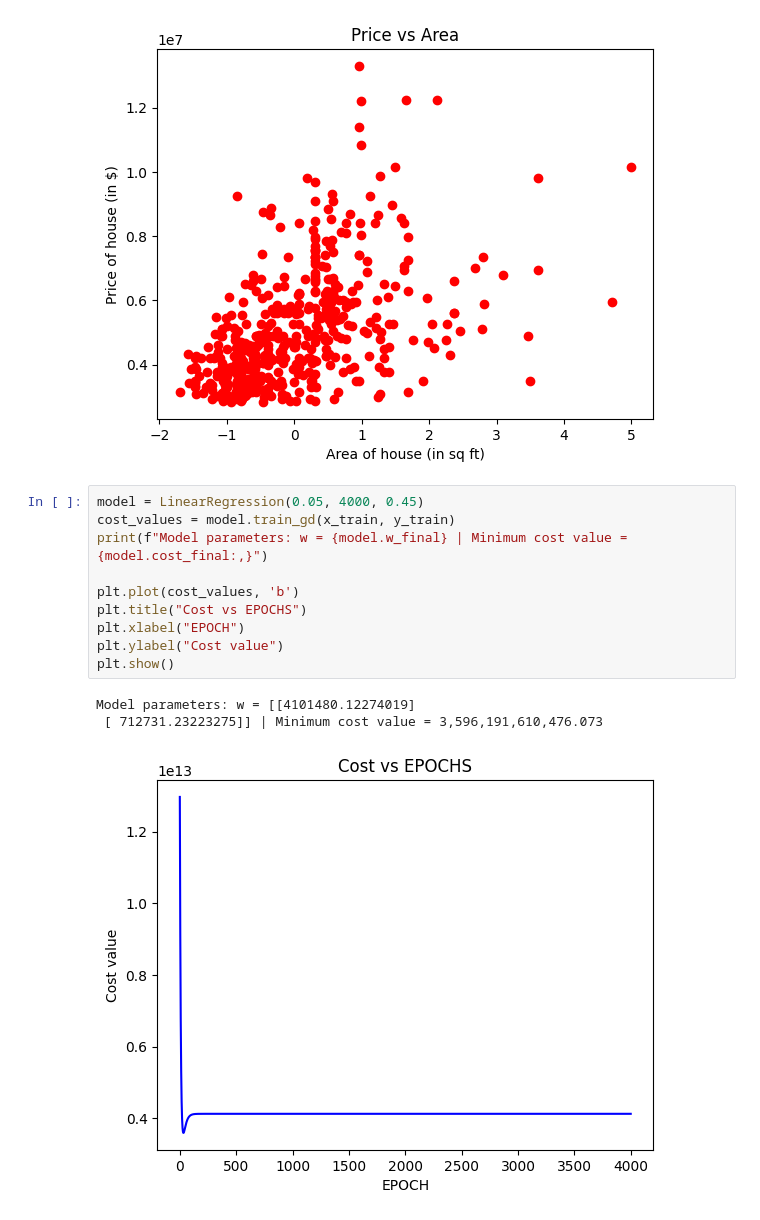
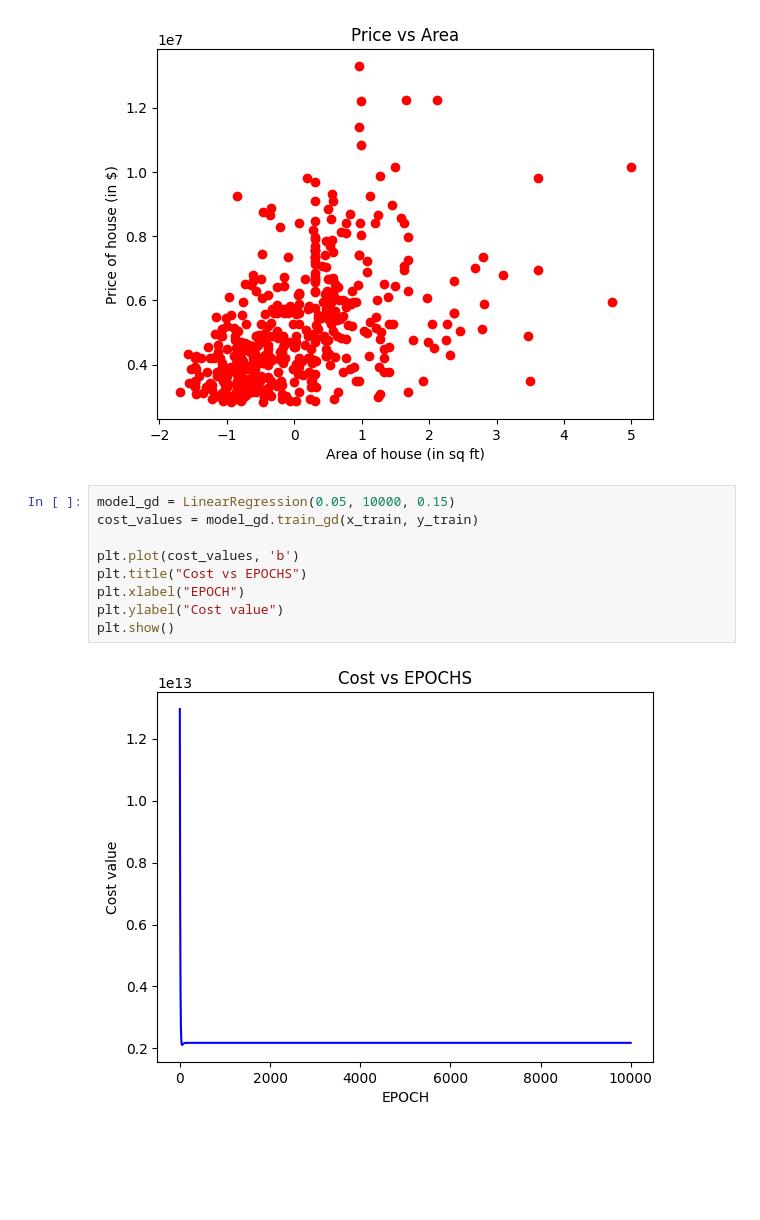
Before and after one commit to mkbworks/csen240, a Jupyter notebook: housing_price_univariate.ipynb, the cells around one changed output. Drawn from its saved outputs; the diff is of its cells as text; blank space fills up the shorter version.

```diff
--- a/housing_price_univariate.ipynb
+++ b/housing_price_univariate.ipynb
@@ -57,16 +57,13 @@ There are 491 row(s) in the training set.
 There are 54 row(s) in the validation set.
 [figure]
 # %%
-model = LinearRegression(0.05, 4000, 0.45)
-cost_values = model.train_gd(x_train, y_train)
-print(f"Model parameters: w = {model.w_final} | Minimum cost value = {model.cost_final:,}")
+model_gd = LinearRegression(0.05, 10000, 0.15)
+cost_values = model_gd.train_gd(x_train, y_train)
 
 plt.plot(cost_values, 'b')
 plt.title("Cost vs EPOCHS")
 plt.xlabel("EPOCH")
 plt.ylabel("Cost value")
 plt.show()
 # %% [output]
-Model parameters: w = [[4101480.12274019]
- [ 712731.23223275]] | Minimum cost value = 3,596,191,610,476.073
-[figure, old version]
+[figure, new version]
```
Also changed, not shown: parts of 6 cells of this notebook, 3 other files.
